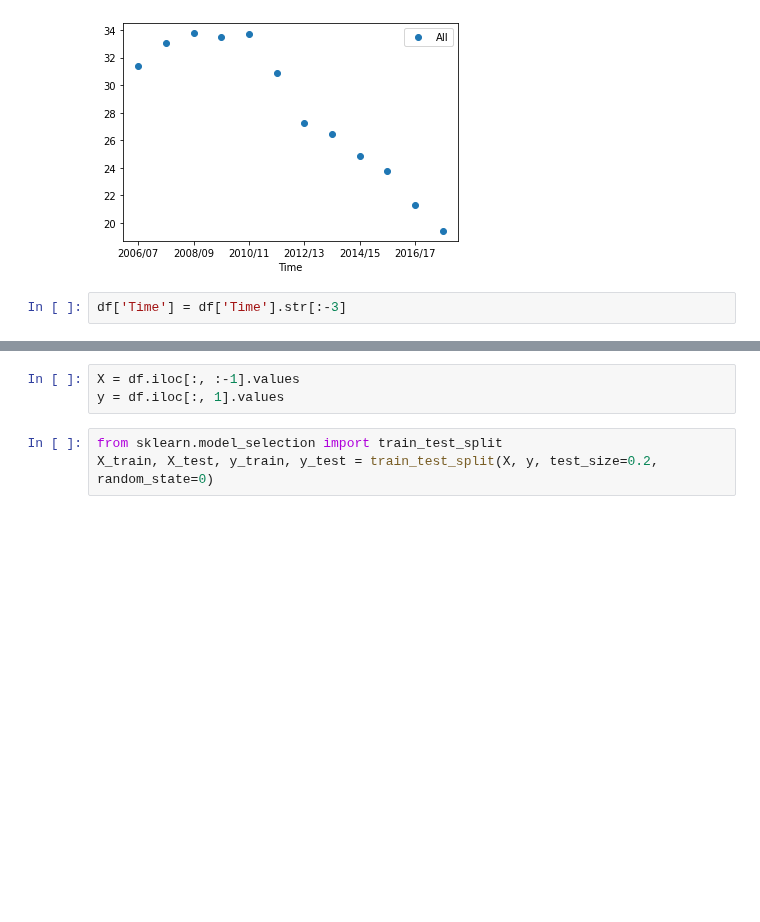
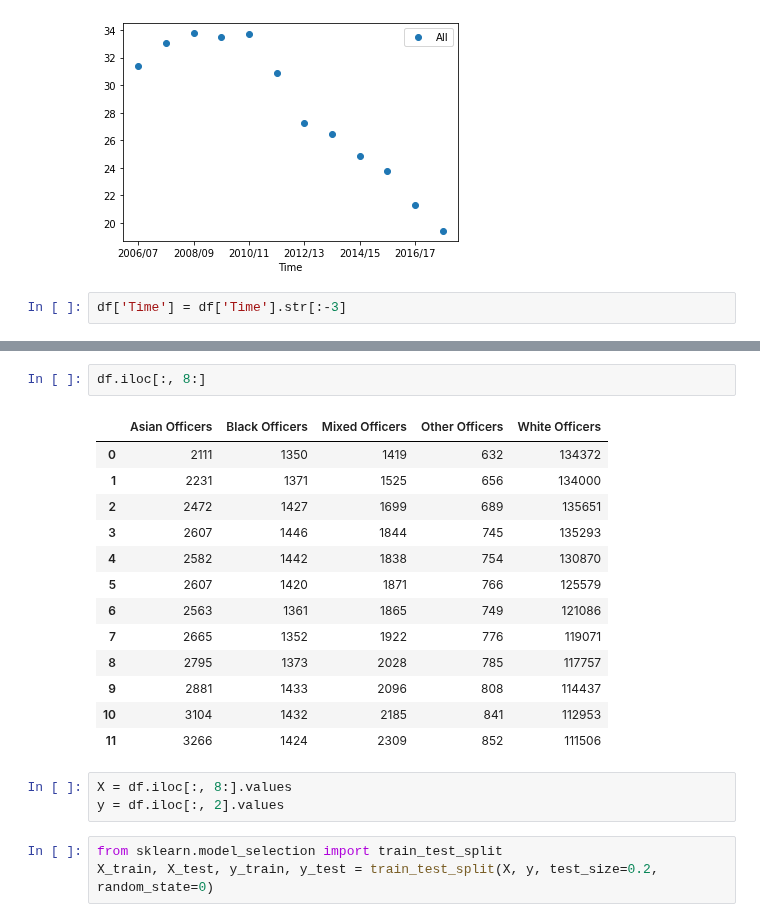
Before and after one commit to ab17254/ce888, a Jupyter notebook: Assignment/bootstrap.ipynb, the cells around one changed output, grey strips where cells are left out. Saved outputs shown, nothing was run; the diff lists cells and outputs as text; blank space fills up the shorter version.

```diff
--- a/Assignment/bootstrap.ipynb
+++ b/Assignment/bootstrap.ipynb
@@ -102,6 +105,22 @@ df
+# %%
+df.iloc[:, 8:]
+# %% [output]
+|  | Asian Officers | Black Officers | Mixed Officers | Other Officers | White Officers |
+| 0 | 2111 | 1350 | 1419 | 632 | 134372 |
+| 1 | 2231 | 1371 | 1525 | 656 | 134000 |
+| 2 | 2472 | 1427 | 1699 | 689 | 135651 |
+| 3 | 2607 | 1446 | 1844 | 745 | 135293 |
+| 4 | 2582 | 1442 | 1838 | 754 | 130870 |
+| 5 | 2607 | 1420 | 1871 | 766 | 125579 |
+| 6 | 2563 | 1361 | 1865 | 749 | 121086 |
+| 7 | 2665 | 1352 | 1922 | 776 | 119071 |
+| 8 | 2795 | 1373 | 2028 | 785 | 117757 |
+| 9 | 2881 | 1433 | 2096 | 808 | 114437 |
+| 10 | 3104 | 1432 | 2185 | 841 | 112953 |
+| 11 | 3266 | 1424 | 2309 | 852 | 111506 |
 # %%
-X = df.iloc[:, :-1].values
-y = df.iloc[:, 1].values
+X = df.iloc[:, 8:].values
+y = df.iloc[:, 2].values
 # %%
 from sklearn.model_selection import train_test_split
 X_train, X_test, y_train, y_test = train_test_split(X, y, test_size=0.2, random_state=0)
```
Also changed, not shown: parts of 9 cells of this notebook.
